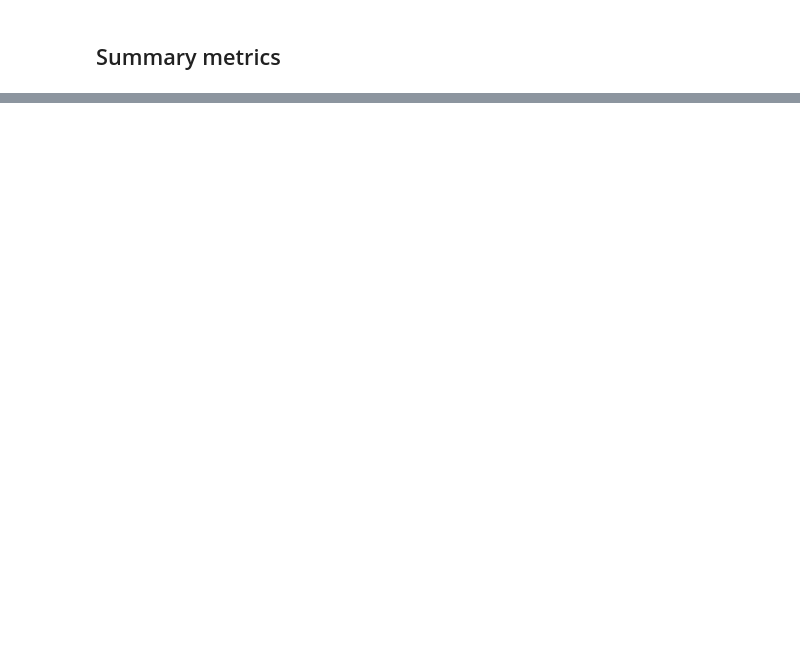
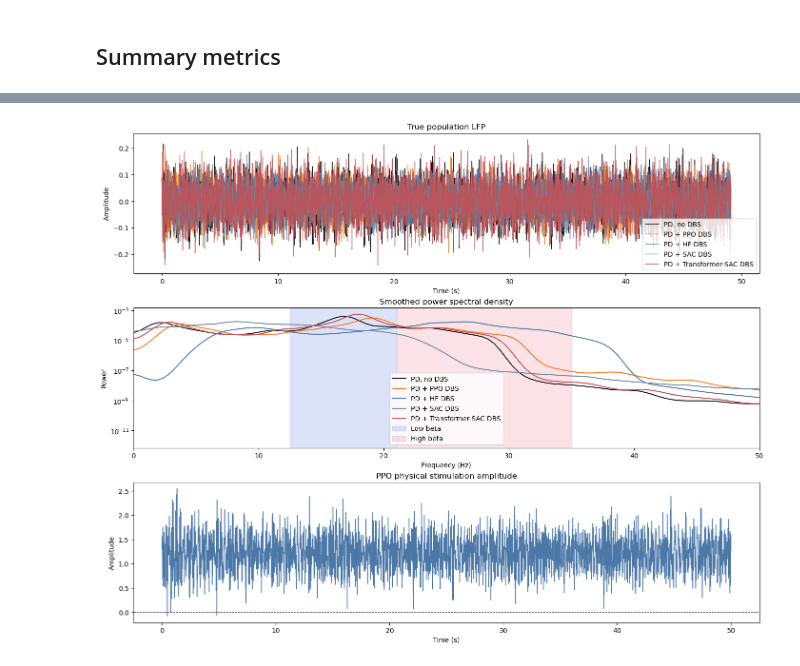
Before and after one commit to jhurtado19/DBS-Gym, a Jupyter notebook: RTDS_Notebooks/explore_kuramoto_dynamics_ppo.ipynb, the cells around one changed output, grey strips where cells are left out. Cells and saved outputs as stored; diff of their text form; code cells hidden in the pictures; blank space fills up the shorter version.

```diff
--- a/RTDS_Notebooks/explore_kuramoto_dynamics_ppo.ipynb
+++ b/RTDS_Notebooks/explore_kuramoto_dynamics_ppo.ipynb
@@ -373,0 +706,17 @@ summary
+# %%
+from stable_baselines3 import PPO, SAC
+
+# Load previously trained models
+ppo_model = PPO.load(
+    "/Users/jesusvizcarra/Documents/GitHub/DBS-Gym/data/local_models/env1_mlp_ppo.zip"
+)
+
+sac_model = SAC.load(
+    "/Users/jesusvizcarra/Documents/GitHub/DBS-Gym/data/local_models/env1_mlp_sac.zip"
+)
+
+# Load the Transformer-SAC model
+# LFPPatchTransformerExtractor must already be defined
+transformer_sac_model = SAC.load(
+    "transformer_sac_lfp_100k.zip"
+)
@@ -373,0 +853,50 @@ summary
+# %%
+dt = pd_result["dt"]
+fs = 1.0 / dt
+time_pd = np.arange(len(pd_result["true_lfp"])) * dt
+time_ppo = np.arange(len(ppo_result["true_lfp"])) * dt
+time_hf = np.arange(len(hf_result["true_lfp"])) * dt
+time_sac = np.arange(len(sac_result["true_lfp"])) * dt
+time_transformer_sac = np.arange(len(transformer_sac_result["true_lfp"])) * dt
+
+frequencies_pd, psd_pd = smoothed_psd(pd_result["true_lfp"], dt)
+frequencies_ppo, psd_ppo = smoothed_psd(ppo_result["true_lfp"], dt)
+frequencies_hf, psd_hf = smoothed_psd(hf_result["true_lfp"], dt)
+frequencies_sac, psd_sac = smoothed_psd(sac_result["true_lfp"], dt)
+frequencies_transformer_sac, psd_transformer_sac = smoothed_psd(transformer_sac_result["true_lfp"], dt)
+fig, axes = plt.subplots(3, 1, figsize=(14, 11), constrained_layout=True)
+
+axes[0].plot(time_pd, pd_result["true_lfp"], color="#1B1719", lw=1, label="PD, no DBS")
+axes[0].plot(time_ppo, ppo_result["true_lfp"], color="#F47A20", lw=1, alpha=0.85, label="PD + PPO DBS")
+axes[0].plot(time_hf, hf_result["true_lfp"], color="#4C78A8", lw=1, alpha=0.85, label="PD + HF DBS")
+axes[0].plot(time_sac, sac_result["true_lfp"], color="#7289A3", lw=1, alpha=0.85, label="PD + SAC DBS")
+axes[0].plot(time_transformer_sac, transformer_sac_result["true_lfp"], color="#C44E52", lw=1, alpha=0.85, label="PD + Transformer-SAC DBS")
+axes[0].set_title("True population LFP")
+axes[0].set_xlabel("Time (s)")
+axes[0].set_ylabel("Amplitude")
+axes[0].legend()
+
+axes[1].semilogy(frequencies_pd, psd_pd, color="#1B1719", lw=1.5, label="PD, no DBS")
+axes[1].semilogy(frequencies_ppo, psd_ppo, color="#F47A20", lw=1.5, label="PD + PPO DBS")
+axes[1].semilogy(frequencies_hf, psd_hf, color="#4C78A8", lw=1.5, label="PD + HF DBS")
+axes[1].semilogy(frequencies_sac, psd_sac, color="#7289A3", lw=1.5, label="PD + SAC DBS")
+axes[1].semilogy(frequencies_transformer_sac, psd_transformer_sac, color="#C44E52", lw=1.5, label="PD + Transformer-SAC DBS")
+axes[1].axvspan(12.5, 21, color="royalblue", alpha=0.18, label="Low beta")
+axes[1].axvspan(21, 35, color="crimson", alpha=0.12, label="High beta")
+axes[1].set_xlim(0, 50)
+axes[1].set_title("Smoothed power spectral density")
+axes[1].set_xlabel("Frequency (Hz)")
+axes[1].set_ylabel("Power")
+axes[1].legend()
+
+action_dt = units2sec(params["electrode_width"] + params["electrode_pause"])
+time_actions = np.arange(len(ppo_result["actions"])) * action_dt
+axes[2].plot(time_actions, ppo_result["actions"], color="#4C78A8", lw=1)
+axes[2].axhline(0, color="black", ls="--", lw=0.8)
+axes[2].set_title("PPO physical stimulation amplitude")
+axes[2].set_xlabel("Time (s)")
+axes[2].set_ylabel("Amplitude")
+
+plt.show()
+# %% [output]
+[figure, added]
```
Also changed, not shown: parts of 14 cells of this notebook, 1 other file.
